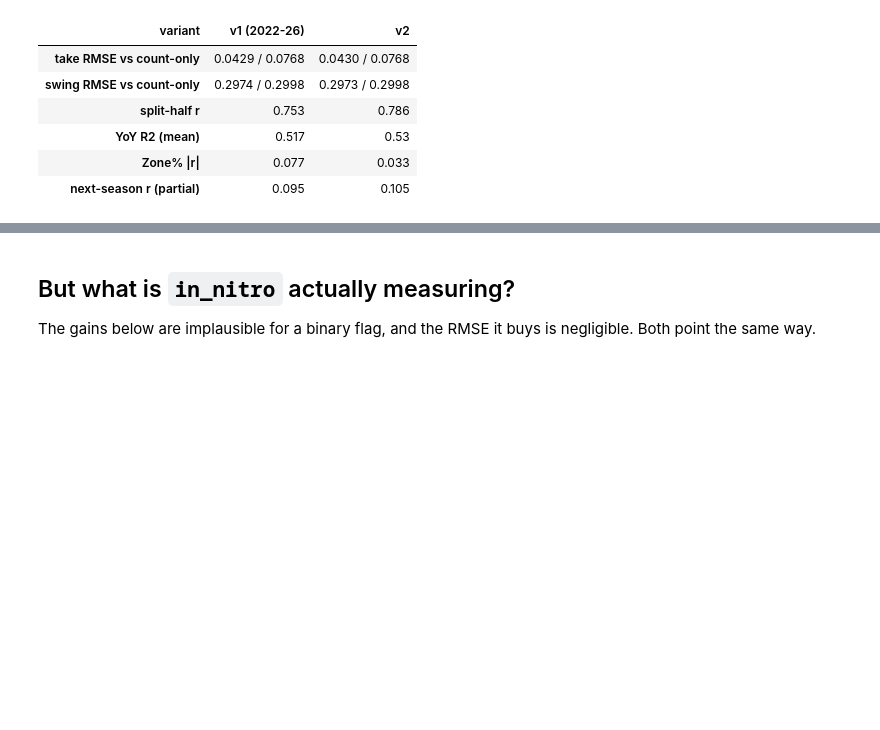
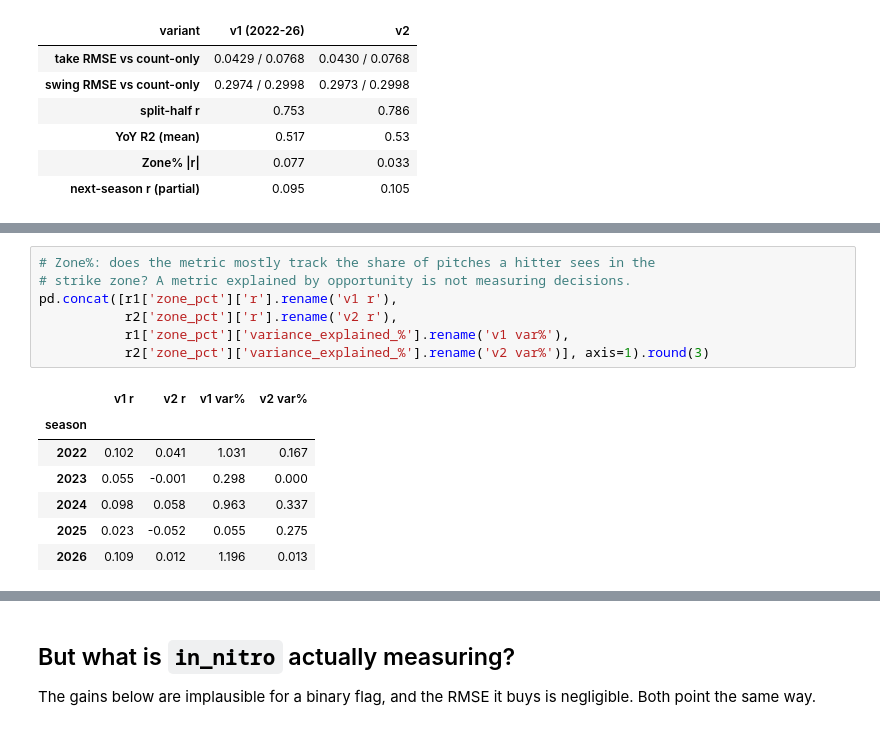
Before and after one commit to Jack1021ohoh/batter_decision_value, a Jupyter notebook: notebooks/v2_baseline.ipynb, the cells around one changed output, grey strips where cells are left out. Drawn from its saved outputs; the diff is of its cells as text; blank space fills up the shorter version.

```diff
--- a/notebooks/v2_baseline.ipynb
+++ b/notebooks/v2_baseline.ipynb
@@ -103,0 +145,15 @@ pd.concat([r1['yoy'].r2.rename('v1'), r2['yoy'].r2.rename('v2')], axis=1).round(
+# %%
+# Zone%: does the metric mostly track the share of pitches a hitter sees in the
+# strike zone? A metric explained by opportunity is not measuring decisions.
+pd.concat([r1['zone_pct']['r'].rename('v1 r'),
+           r2['zone_pct']['r'].rename('v2 r'),
+           r1['zone_pct']['variance_explained_%'].rename('v1 var%'),
+           r2['zone_pct']['variance_explained_%'].rename('v2 var%')], axis=1).round(3)
+# %% [output]
+|  | v1 r | v2 r | v1 var% | v2 var% |
+| season |  |  |  |  |
+| 2022 | 0.102 | 0.041 | 1.031 | 0.167 |
+| 2023 | 0.055 | -0.001 | 0.298 | 0.000 |
+| 2024 | 0.098 | 0.058 | 0.963 | 0.337 |
+| 2025 | 0.023 | -0.052 | 0.055 | 0.275 |
+| 2026 | 0.109 | 0.012 | 1.196 | 0.013 |
```
Also changed, not shown: parts of 8 cells of this notebook.
